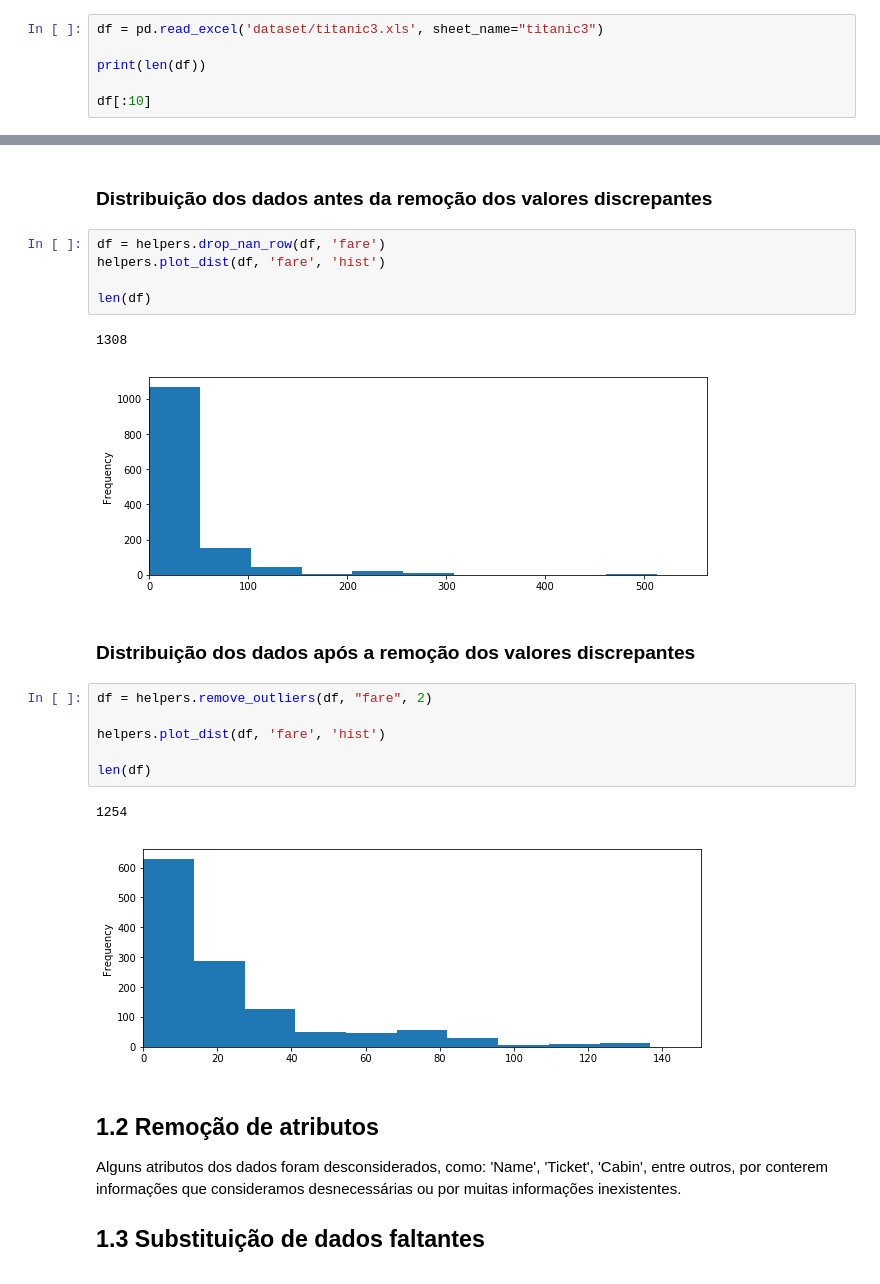
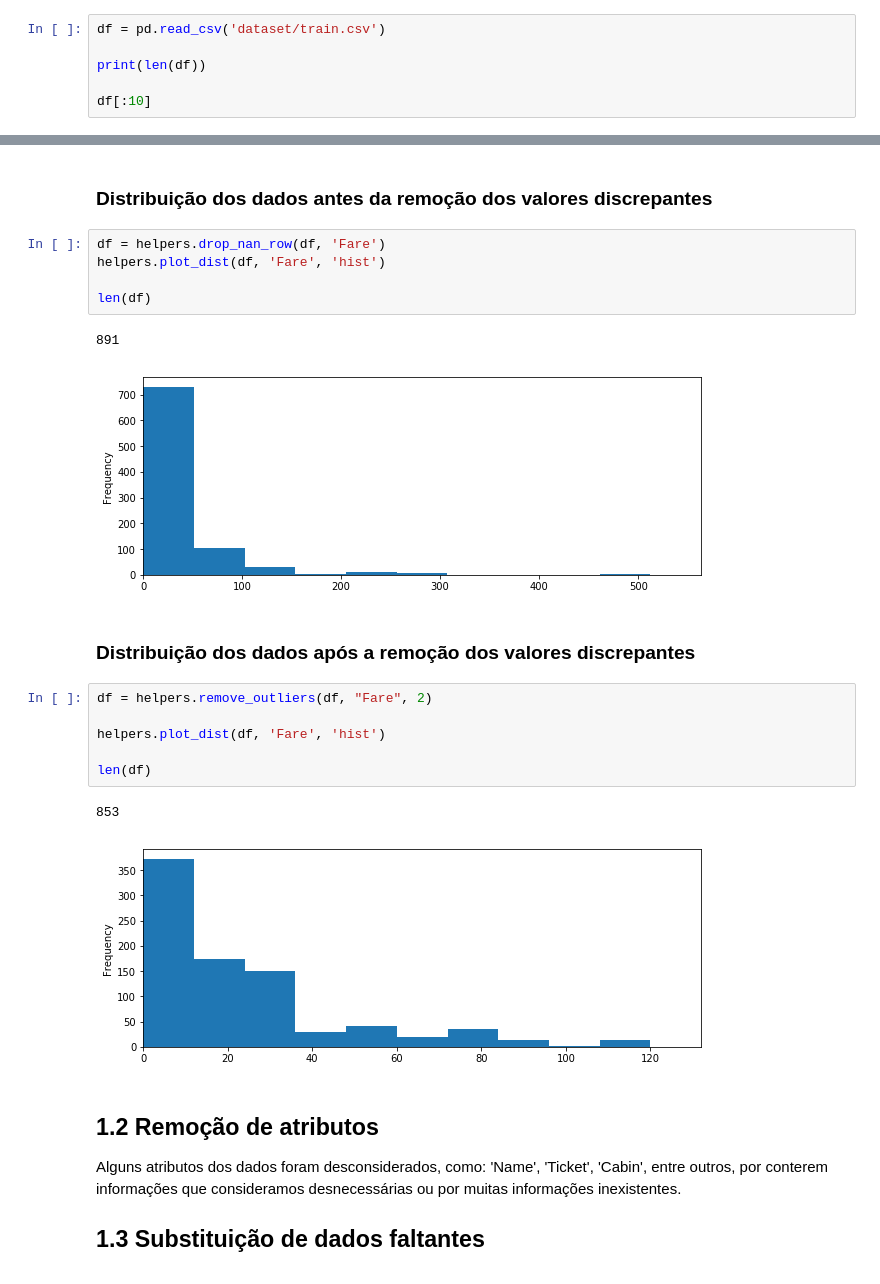
Before and after one commit to Vnicius/deep-learning-atividades, a Jupyter notebook: Manipulando-Dados/Manipulando Dados.ipynb, the cells around one changed output, grey strips where cells are left out. Drawn from its saved outputs; the diff is of its cells as text.

```diff
--- a/Manipulando-Dados/Manipulando Dados.ipynb
+++ b/Manipulando-Dados/Manipulando Dados.ipynb
@@ -12,7 +19,7 @@ O objetivo da atividade é exercitar a manipulação e preprocessamento de uma b
 # %% [markdown]
 ## Leitura dos dados
 # %%
-df = pd.read_excel('dataset/titanic3.xls', sheet_name="titanic3")
+df = pd.read_csv('dataset/train.csv')
 
 print(len(df))
 
@@ -41,24 +48,24 @@ Nesse passo são verificados os dados da coluna 'Fare' a fim de identificar dado
 # %% [markdown]
 ### Distribuição dos dados antes da remoção dos valores discrepantes
 # %%
-df = helpers.drop_nan_row(df, 'fare')
-helpers.plot_dist(df, 'fare', 'hist')
+df = helpers.drop_nan_row(df, 'Fare')
+helpers.plot_dist(df, 'Fare', 'hist')
 
 len(df)
 # %% [output]
-1308
+891
-[figure, old version]
+[figure, new version]
 # %% [markdown]
 ### Distribuição dos dados após a remoção dos valores discrepantes
 # %%
-df = helpers.remove_outliers(df, "fare", 2)
+df = helpers.remove_outliers(df, "Fare", 2)
 
-helpers.plot_dist(df, 'fare', 'hist')
+helpers.plot_dist(df, 'Fare', 'hist')
 
 len(df)
 # %% [output]
-1254
+853
-[figure, old version]
+[figure, new version]
 # %% [markdown]
 ## 1.2 Remoção de atributos
 
```
Also changed, not shown: parts of 13 cells of this notebook, 1 other file.
